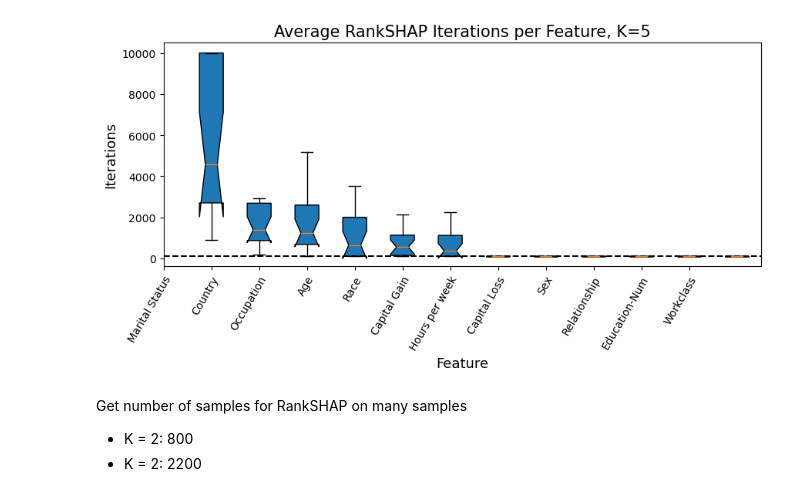
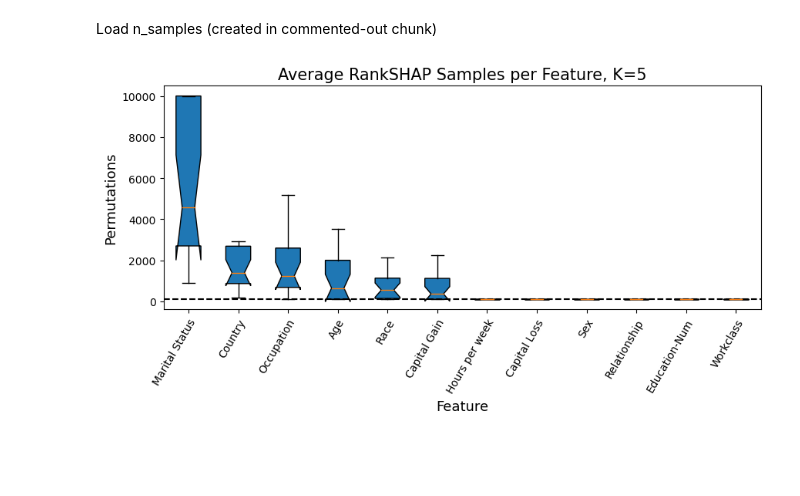
Before and after one commit to jeremy-goldwasser/feature-rankings, a Jupyter notebook: Experiments/Analysis/n_samples.ipynb, the cells around one changed output. Drawn from its saved outputs; the diff is of its cells as text; code cells hidden in the pictures; blank space fills up the shorter version.

```diff
--- a/Experiments/Analysis/n_samples.ipynb
+++ b/Experiments/Analysis/n_samples.ipynb
@@ -23,6 +23,8 @@ import pandas as pd
 X_display, y_display = shap.datasets.adult(display=True)
 colnames = X_display.columns
 d = len(colnames)
+# %% [markdown]
+Load n_samples (created in commented-out chunk)
 # %%
 with open(join(dir_path, "Experiments", "Results", "n_samples"), "rb") as fp:
     lengths = pickle.load(fp)
@@ -61,19 +63,19 @@ with open(join(dir_path, "Experiments", "Results", "n_samples"), "rb") as fp:
 # %%
 lengths = np.array(lengths)
 meds = np.median(lengths, axis=0)
 order = get_ranking(meds)
 
 plt.figure(figsize=(10,5))
 c = "blue"
 plt.boxplot(lengths[:,order], showfliers=False, notch=True, patch_artist=True)
 
-plt.xticks(np.arange(d), colnames[order], rotation=60, rotation_mode='anchor', ha="right")
+plt.xticks(np.arange(d)+1, colnames[order], rotation=60, rotation_mode='anchor', ha="right")
 plt.axhline(100, color="black", linestyle="dashed")
 plt.subplots_adjust(bottom=0.3)
 plt.xlabel("Feature", size=13)
-plt.ylabel("Iterations", size=13)
-plt.title("Average RankSHAP Iterations per Feature, K=5", size=15)
-plt.savefig(join(dir_path, "Experiments", "Figures", "iters.png"))
+plt.ylabel("Permutations", size=13)
+plt.title("Average RankSHAP Samples per Feature, K=5", size=15)
+plt.savefig(join(dir_path, "Experiments", "Figures", "n_samples.png"), bbox_inches="tight")
 plt.show()
 # %% [output]
-[figure, old version]
+[figure, new version]
@@ -100,4 +81,0 @@ plt.show()
-# %% [markdown]
-Get number of samples for RankSHAP on many samples
-- K = 2: 800
-- K = 2: 2200
```
Also changed, not shown: parts of 3 cells of this notebook, 15 other files.
